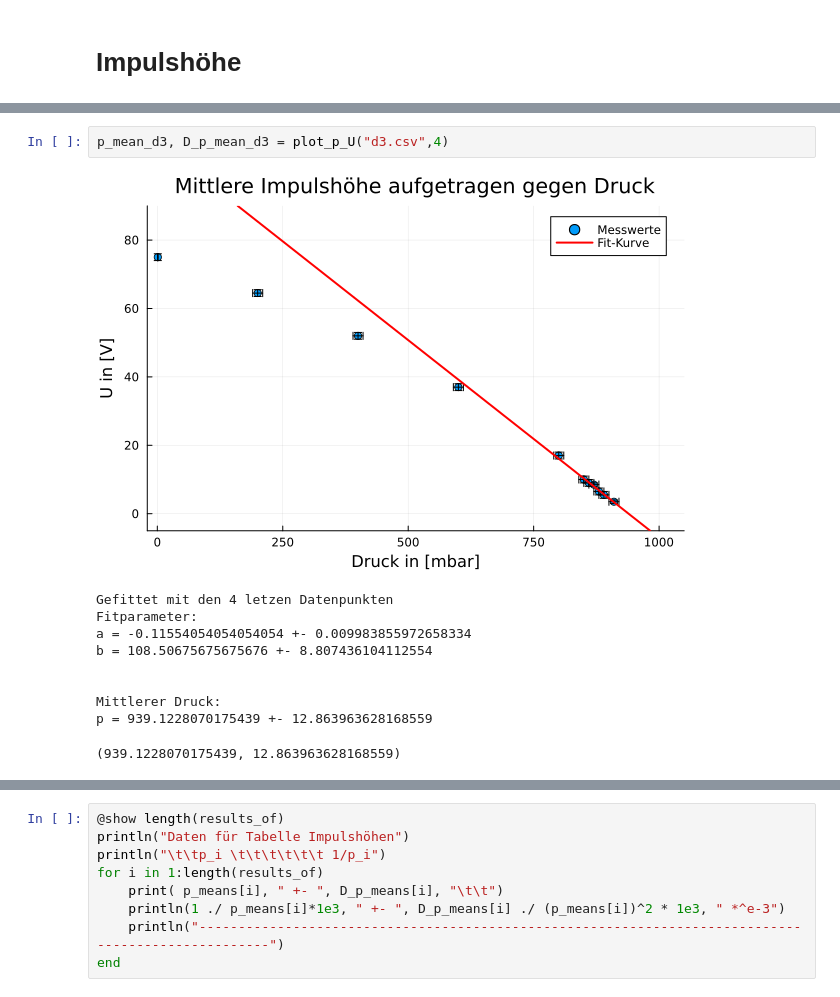
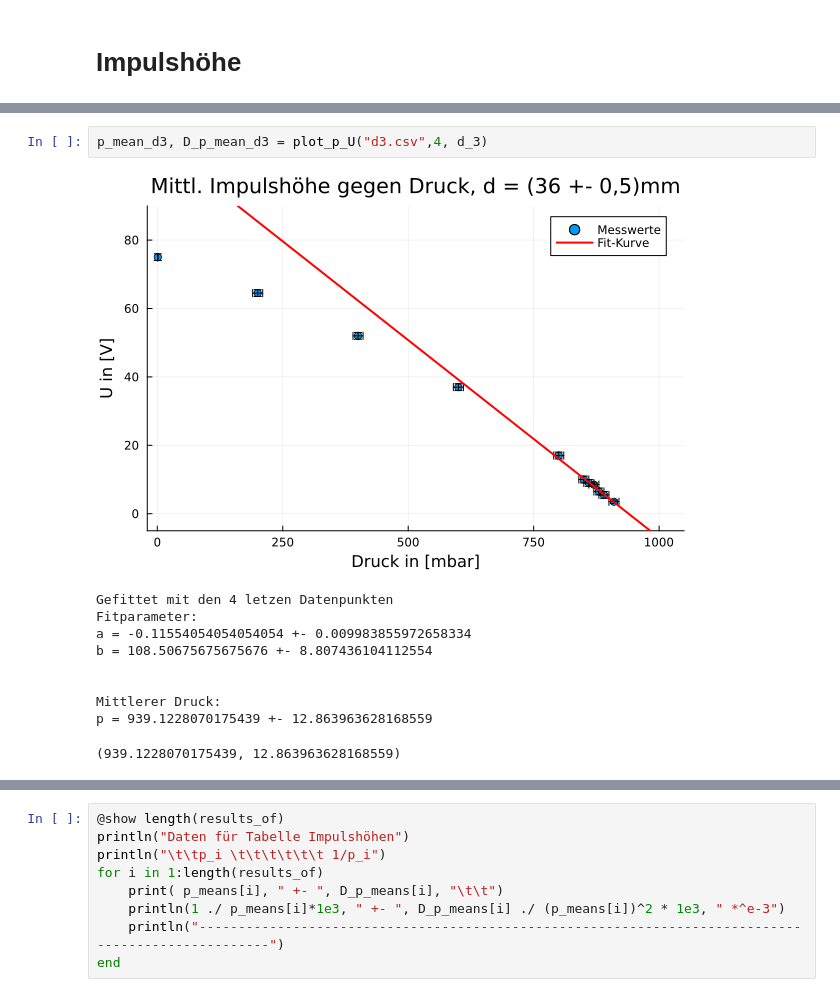
Before and after one commit to Baryonics/pb_ktp_3_3, a Jupyter notebook: code/reichweiten.ipynb, the cells around one changed output, grey strips where cells are left out. Cells and saved outputs as stored; diff of their text form.

```diff
--- a/code/reichweiten.ipynb
+++ b/code/reichweiten.ipynb
@@ -172,9 +165,9 @@ Mittlerer Druck:
 p = 962.6973684210527 +- 15.018954739997588
 (962.6973684210527, 15.018954739997588)
 # %%
-p_mean_d3, D_p_mean_d3 = plot_p_U("d3.csv",4)
+p_mean_d3, D_p_mean_d3 = plot_p_U("d3.csv",4, d_3)
 # %% [output]
-[figure, old version]
+[figure, new version]
 Gefittet mit den 4 letzen Datenpunkten
 Fitparameter:
 a = -0.11554054054054054 +- 0.009983855972658334
```
Also changed, not shown: parts of 11 cells of this notebook, 12 other files.
